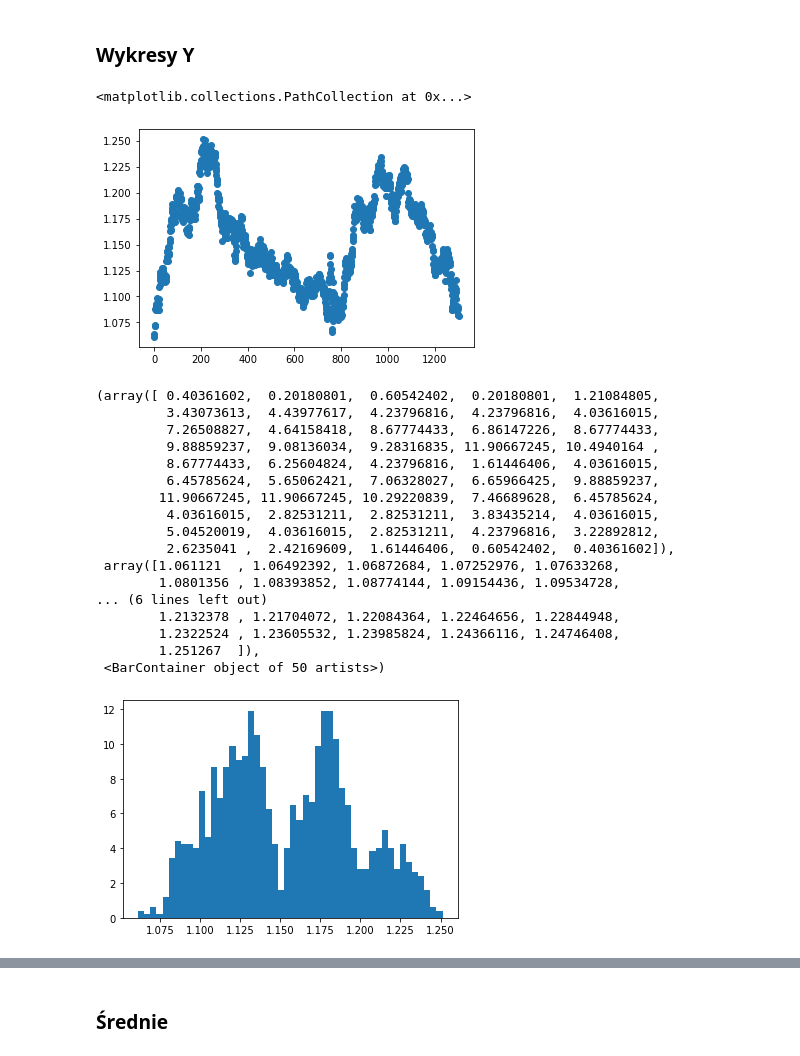
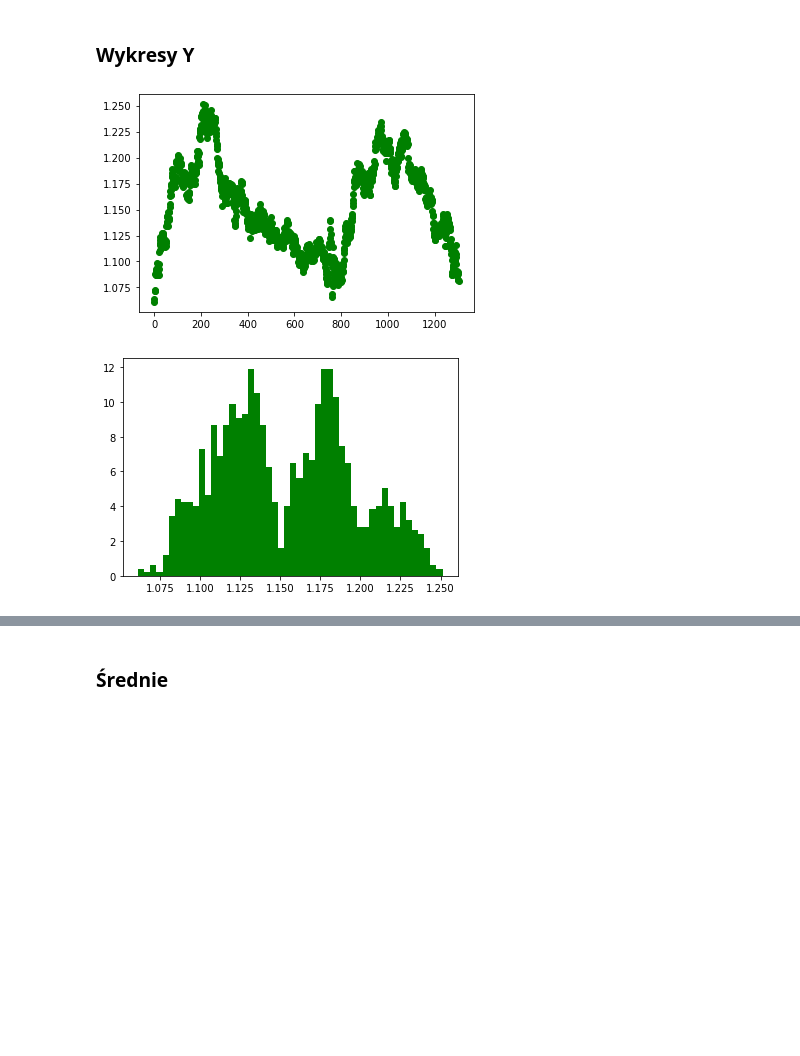
Before and after one commit to klaudynka245/statistics, a Jupyter notebook: projekt.ipynb, the cells around one changed output, grey strips where cells are left out. Cells and saved outputs as stored; diff of their text form; code cells hidden in the pictures; blank space fills up the shorter version.

```diff
--- a/projekt.ipynb
+++ b/projekt.ipynb
@@ -15,8 +17,8 @@ from statistics import geometric_mean, harmonic_mean
 # %% [markdown]
 Dane pochodzą ze strony finance.yahoo.com, Y - kurs euro przez 5 lat, X - kurs PLN przez 5 lat ( 17.04.2017 - 17.04.2022)
 # %%
-Y = pd.read_csv ('EURO.csv')
-X = pd.read_csv('PLN.csv')
+Y = pd.read_csv ('EURUSD.csv')
+X = pd.read_csv('GBPUSD.csv')
 # %%
 def ecdf(xdata):
     xdataecdf = np.sort(xdata)
@@ -145,30 +159,14 @@ plt.boxplot(x)
 # %% [markdown]
 ### Wykresy Y
 # %%
-plt.scatter(np.arange(len(y)),y)
+plt.scatter(np.arange(len(y)),y,color='green')
+plt.savefig('Y_sc.png')
 # %% [output]
-<matplotlib.collections.PathCollection at 0x...>
-[figure, old version]
+[figure, new version]
 # %%
-plt.hist(y, density = True, bins=50)
+plt.hist(y, density = True, bins=50,color='green')
+plt.savefig('Y_hist.png')
 #plt.plot(np.arange(1.05,1.25,0.001), [abs(31*np.sin(20*x)*np.cos(20*x)**2) for x in np.arange(1,1.2,0.001)])
 # %% [output]
-(array([ 0.40361602,  0.20180801,  0.60542402,  0.20180801,  1.21084805,
-         3.43073613,  4.43977617,  4.23796816,  4.23796816,  4.03616015,
-         7.26508827,  4.64158418,  8.67774433,  6.86147226,  8.67774433,
-         9.88859237,  9.08136034,  9.28316835, 11.90667245, 10.4940164 ,
-         8.67774433,  6.25604824,  4.23796816,  1.61446406,  4.03616015,
-         6.45785624,  5.65062421,  7.06328027,  6.65966425,  9.88859237,
-        11.90667245, 11.90667245, 10.29220839,  7.46689628,  6.45785624,
-         4.03616015,  2.82531211,  2.82531211,  3.83435214,  4.03616015,
-         5.04520019,  4.03616015,  2.82531211,  4.23796816,  3.22892812,
-         2.6235041 ,  2.42169609,  1.61446406,  0.60542402,  0.40361602]),
- array([1.061121  , 1.06492392, 1.06872684, 1.07252976, 1.07633268,
-        1.0801356 , 1.08393852, 1.08774144, 1.09154436, 1.09534728,
-... (6 lines left out)
-        1.2132378 , 1.21704072, 1.22084364, 1.22464656, 1.22844948,
-        1.2322524 , 1.23605532, 1.23985824, 1.24366116, 1.24746408,
-        1.251267  ]),
- <BarContainer object of 50 artists>)
-[figure, old version]
+[figure, new version]
 # %%
```
Also changed, not shown: parts of 25 cells of this notebook, 27 other files.
